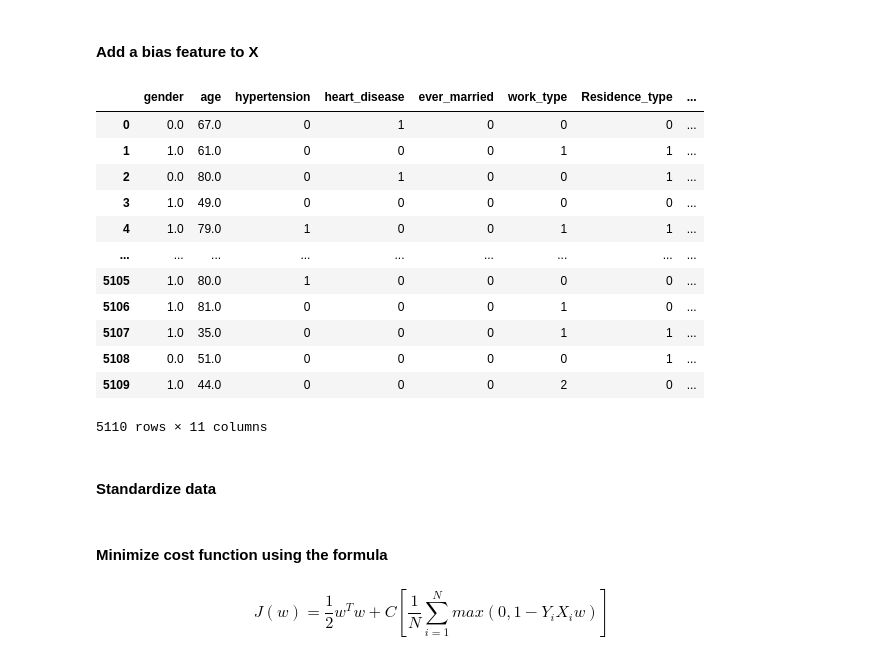
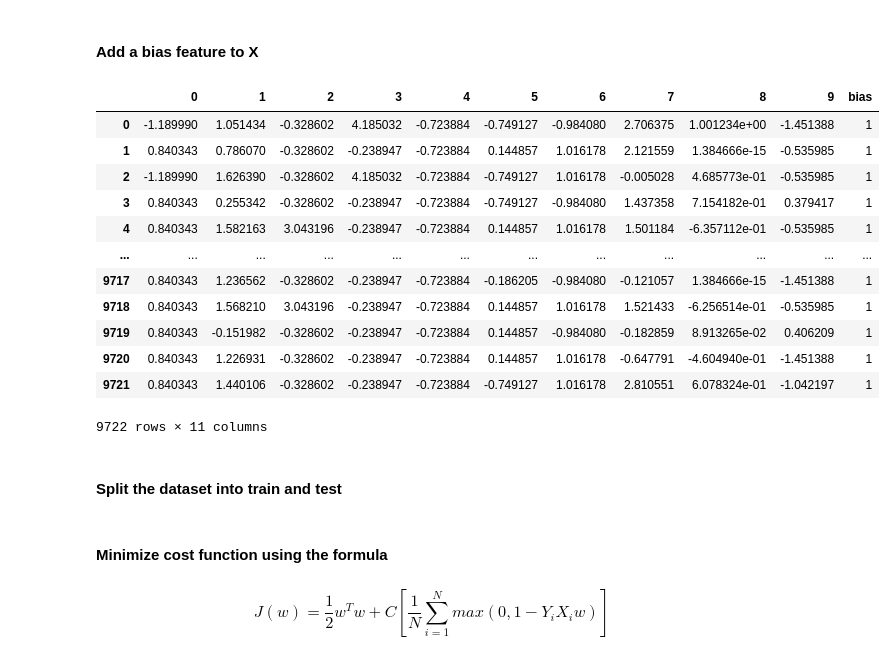
Before and after one commit to sallahbaksh/Stroke-EDA-Predictor, a Jupyter notebook: SVM.ipynb, the cells around one changed output. Cells and saved outputs as stored; diff of their text form; code cells hidden in the pictures.

```diff
--- a/SVM.ipynb
+++ b/SVM.ipynb
@@ -174,24 +175,24 @@ s_X, y = smote.fit_resample(s_X, y)
 # %% [markdown]
 #### Add a bias feature to X
 # %%
-X.insert(loc=len(X.columns), column='bias', value=1)
-X
+s_X.insert(loc=len(s_X.columns), column='bias', value=1)
+s_X
 # %% [output]
-|  | gender | age | hypertension | heart_disease | ever_married | work_type | Residence_type | ... |
-| 0 | 0.0 | 67.0 | 0 | 1 | 0 | 0 | 0 | ... |
-| 1 | 1.0 | 61.0 | 0 | 0 | 0 | 1 | 1 | ... |
-| 2 | 0.0 | 80.0 | 0 | 1 | 0 | 0 | 1 | ... |
-| 3 | 1.0 | 49.0 | 0 | 0 | 0 | 0 | 0 | ... |
-| 4 | 1.0 | 79.0 | 1 | 0 | 0 | 1 | 1 | ... |
-| ... | ... | ... | ... | ... | ... | ... | ... | ... |
-| 5105 | 1.0 | 80.0 | 1 | 0 | 0 | 0 | 0 | ... |
-| 5106 | 1.0 | 81.0 | 0 | 0 | 0 | 1 | 0 | ... |
-| 5107 | 1.0 | 35.0 | 0 | 0 | 0 | 1 | 1 | ... |
-| 5108 | 0.0 | 51.0 | 0 | 0 | 0 | 0 | 1 | ... |
-| 5109 | 1.0 | 44.0 | 0 | 0 | 0 | 2 | 0 | ... |
+|  | 0 | 1 | 2 | 3 | 4 | 5 | 6 | 7 | 8 | 9 | bias |
+| 0 | -1.189990 | 1.051434 | -0.328602 | 4.185032 | -0.723884 | -0.749127 | -0.984080 | 2.706375 | 1.001234e+00 | -1.451388 | 1 |
+| 1 | 0.840343 | 0.786070 | -0.328602 | -0.238947 | -0.723884 | 0.144857 | 1.016178 | 2.121559 | 1.384666e-15 | -0.535985 | 1 |
+| 2 | -1.189990 | 1.626390 | -0.328602 | 4.185032 | -0.723884 | -0.749127 | 1.016178 | -0.005028 | 4.685773e-01 | -0.535985 | 1 |
+| 3 | 0.840343 | 0.255342 | -0.328602 | -0.238947 | -0.723884 | -0.749127 | -0.984080 | 1.437358 | 7.154182e-01 | 0.379417 | 1 |
+| 4 | 0.840343 | 1.582163 | 3.043196 | -0.238947 | -0.723884 | 0.144857 | 1.016178 | 1.501184 | -6.357112e-01 | -0.535985 | 1 |
+| ... | ... | ... | ... | ... | ... | ... | ... | ... | ... | ... | ... |
+| 9717 | 0.840343 | 1.236562 | -0.328602 | -0.238947 | -0.723884 | -0.186205 | -0.984080 | -0.121057 | 1.384666e-15 | -1.451388 | 1 |
+| 9718 | 0.840343 | 1.568210 | 3.043196 | -0.238947 | -0.723884 | 0.144857 | 1.016178 | 1.521433 | -6.256514e-01 | -0.535985 | 1 |
+| 9719 | 0.840343 | -0.151982 | -0.328602 | -0.238947 | -0.723884 | 0.144857 | -0.984080 | -0.182859 | 8.913265e-02 | 0.406209 | 1 |
+| 9720 | 0.840343 | 1.226931 | -0.328602 | -0.238947 | -0.723884 | 0.144857 | 1.016178 | -0.647791 | -4.604940e-01 | -1.451388 | 1 |
+| 9721 | 0.840343 | 1.440106 | -0.328602 | -0.238947 | -0.723884 | -0.749127 | 1.016178 | 2.810551 | 6.078324e-01 | -1.042197 | 1 |
-5110 rows × 11 columns
+9722 rows × 11 columns
-# %% [markdown]
-#### Standardize data
+# %% [markdown]
+#### Split the dataset into train and test
 # %%
 X_train, X_test, y_train, y_test = train_test_split(s_X, y, test_size=0.33, random_state=1)
 # %% [markdown]
```
Also changed, not shown: parts of 12 cells of this notebook.
